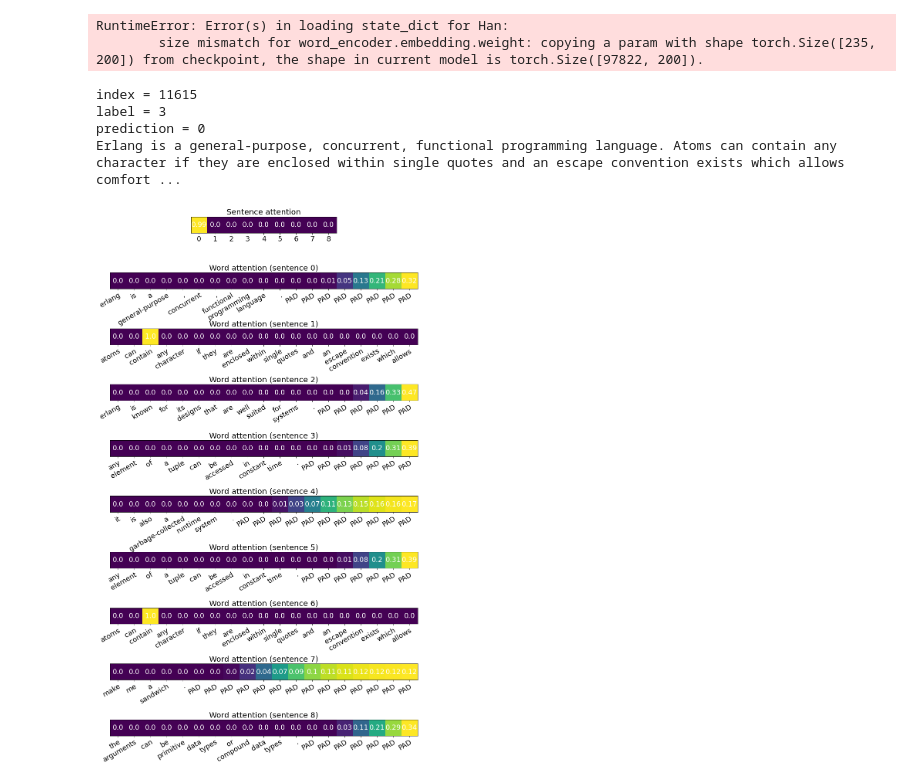
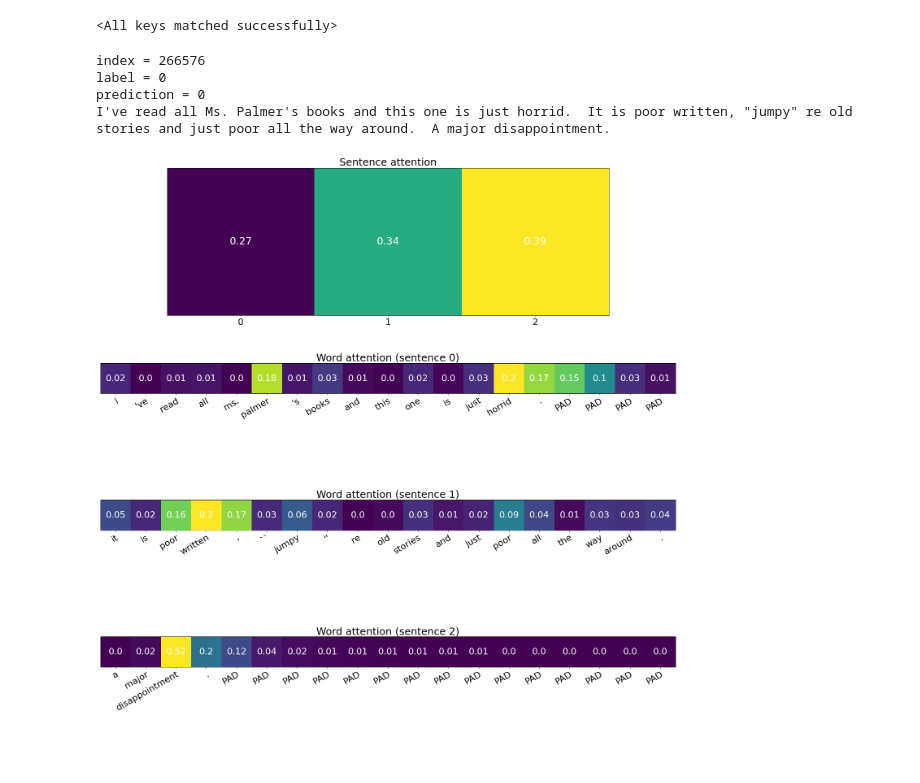
Before and after one commit to sinecode/han, a Jupyter notebook: han_visualization.ipynb, the cells around one changed output. Cells and saved outputs as stored; diff of their text form; code cells hidden in the pictures; blank space fills up the shorter version.

```diff
--- a/han_visualization.ipynb
+++ b/han_visualization.ipynb
@@ -109,7 +110,7 @@ class Han(nn.Module):
         output = F.log_softmax(output, dim=1)
         return output
 # %%
-dataset_config = Yelp
+dataset_config = Synthetic
 
 wv = KeyedVectors.load(dataset_config.EMBEDDING_FILE)
 
@@ -124,29 +125,28 @@ model = Han(
 ).to(DEVICE)
 model.load_state_dict(
     torch.load(
-        "models/synthetic-han-20200429-002451.pth", map_location=torch.device(DEVICE)
+        "models/synthetic-han-80pad.pth", map_location=torch.device(DEVICE)
     )
 )
 # %% [output]
-RuntimeError: Error(s) in loading state_dict for Han:
-        size mismatch for word_encoder.embedding.weight: copying a param with shape torch.Size([235, 200]) from checkpoint, the shape in current model is torch.Size([97822, 200]).
+<All keys matched successfully>
 # %%
 index = (
-    df[(df["label"] == 3) & (df["text"].str.len() > 300) & (df["text"].str.len() < 800)]
+    df[(df["label"] == 0) & (df["text"].str.len() > 50) & (df["text"].str.len() < 200)]
     .sample(1)
     .index.tolist()[0]
 )
 label, doc = df.loc[index]
 
-tokenized_doc = sent_word_tokenize(doc)
-#sent_per_doc = len(tokenized_doc)
-#words_per_sent = len(max(tokenized_doc, key=len))
-sent_per_doc = dataset_config.SENT_PER_DOC_80
-words_per_sent = dataset_config.WORDS_PER_SENT_80
+f = document_to_hierarchical_feature(doc, wv)
+sent_per_doc = len(f)
+words_per_sent = len(max(f, key=len))
+#sent_per_doc = dataset_config.SENT_PER_DOC[80]
+#words_per_sent = dataset_config.WORDS_PER_SENT[80]
 features = np.zeros(shape=(1, sent_per_doc, words_per_sent), dtype=np.int64)
-for i, sentence in zip(range(sent_per_doc), tokenized_doc):
+for i, sentence in zip(range(sent_per_doc), f):
     for j, word in zip(range(words_per_sent), sentence):
-        features[0, i, j] = word_to_index(word, wv.vocab)
+        features[0, i, j] = word
 
 prediction = model(torch.LongTensor(features).to(DEVICE)).argmax(1).item()
 print(f"{index = }")
@@ -154,16 +154,16 @@ print(f"{label = }")
 print(f"{prediction = }")
 print(doc)
 # %% [output]
-index = 11615
-label = 3
+index = 266576
+label = 0
 prediction = 0
-Erlang is a general-purpose, concurrent, functional programming language. Atoms can contain any character if they are enclosed within single quotes and an escape convention exists which allows comfort ...
+I've read all Ms. Palmer's books and this one is just horrid.  It is poor written, "jumpy" re old stories and just poor all the way around.  A major disappointment.
 # %%
 fig, axs = plt.subplots(nrows=(len(features[0]) + 1), ncols=1)
 im = axs[0].imshow([model.sent_attention.last_weights[0]])
 axs[0].set_xticks(range(sent_per_doc))
-axs[0].set_xticklabels(range(sent_per_doc), fontsize=18)
-axs[0].set_title("Sentence attention", fontsize=20)
+axs[0].set_xticklabels(range(sent_per_doc), fontsize=22)
+axs[0].set_title("Sentence attention", fontsize=25)
 
 # Rotate the tick labels and set their alignment.
 # plt.setp(ax.get_xticklabels(), rotation=30, ha="right", rotation_mode="anchor")
@@ -174,39 +174,40 @@ for j in range(sent_per_doc):
         j,
         0,
         round(model.sent_attention.last_weights[0][j], 2),
-        fontsize=18,
+        fontsize=25,
         ha="center",
         va="center",
         color="w",
     )
 
 # Remove y ticks
 axs[0].yaxis.set_major_locator(plt.NullLocator())
 
 for ax, (i, sentence) in zip(axs[1:], enumerate(features[0])):
     im = ax.imshow([model.word_attention.last_weights[i]])
     ax.set_xticks(range(len(sentence)))
-    ax.set_xticklabels((wv.index2word[f] for f in sentence), fontsize=18)
-    ax.set_title(f"Word attention (sentence {i})", fontsize=20)
+    ax.set_xticklabels((wv.index2word[f] for f in sentence), fontsize=22)
+    ax.set_title(f"Word attention (sentence {i})", fontsize=25)
 
     # Rotate the tick labels and set their alignment.
     plt.setp(ax.get_xticklabels(), rotation=30, ha="right", rotation_mode="anchor")
 
     # Add attention weight in each rectangle
     for j in range(len(sentence)):
         ax.text(
             j,
             0,
             round(model.word_attention.last_weights[i][j], 2),
-            fontsize=18,
+            fontsize=22,
             ha="center",
             va="center",
             color="w",
         )
 
     # Remove y ticks
     ax.yaxis.set_major_locator(plt.NullLocator())
 
 fig.tight_layout()
+fig.savefig("slides/img/synthetic-han-visual.pdf")
 # %% [output]
-[figure, old version]
+[figure, new version]
```
Also changed, not shown: parts of 1 cell of this notebook, 9 other files.
